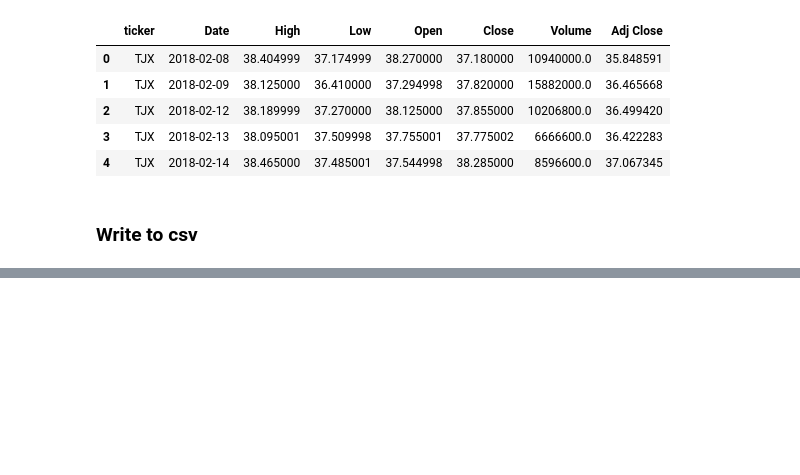
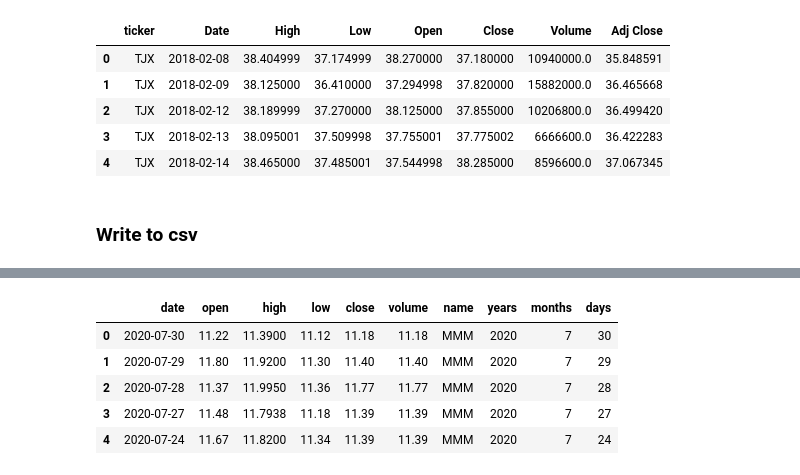
Before and after one commit to mguner-data/ETL-Project-SP500, a Jupyter notebook: Yahoo_Finance_Data.ipynb, the cells around one changed output, grey strips where cells are left out. Saved outputs shown, nothing was run; the diff lists cells and outputs as text; code cells hidden in the pictures; blank space fills up the shorter version.

```diff
--- a/Yahoo_Finance_Data.ipynb
+++ b/Yahoo_Finance_Data.ipynb
@@ -172,0 +262,10 @@ df2.to_csv('SP500_from18_to20.csv', index=False)
+# %%
+# Parse date for alpha vantage data set
+date_alpha_vantage=alpha_vantage_df['date'].to_list()
+series_alpha_date = pd.Series(date_alpha_vantage)
+df_dates2=series_alpha_date.str.split(pat="-", expand=True)
+df_dates2.to_csv("Test2.csv",index=False)
+df_read2=pd.read_csv('Test2.csv')
+# %%
+df_read2.columns=["years","months","days"]
+df_read2.info()
@@ -172,0 +283,11 @@ df2.to_csv('SP500_from18_to20.csv', index=False)
+# %%
+#Merge with ALpha Vantage dataframe
+new_alpha_new_vantage_df=pd.concat([alpha_vantage_df, df_read2], axis=1)
+new_alpha_new_vantage_df.head()
+# %% [output]
+|  | date | open | high | low | close | volume | name | years | months | days |
+| 0 | 2020-07-30 | 11.22 | 11.3900 | 11.12 | 11.18 | 11.18 | MMM | 2020 | 7 | 30 |
+| 1 | 2020-07-29 | 11.80 | 11.9200 | 11.30 | 11.40 | 11.40 | MMM | 2020 | 7 | 29 |
+| 2 | 2020-07-28 | 11.37 | 11.9950 | 11.36 | 11.77 | 11.77 | MMM | 2020 | 7 | 28 |
+| 3 | 2020-07-27 | 11.48 | 11.7938 | 11.18 | 11.39 | 11.39 | MMM | 2020 | 7 | 27 |
+| 4 | 2020-07-24 | 11.67 | 11.8200 | 11.34 | 11.39 | 11.39 | MMM | 2020 | 7 | 24 |
```
Also changed, not shown: parts of 15 cells of this notebook.
